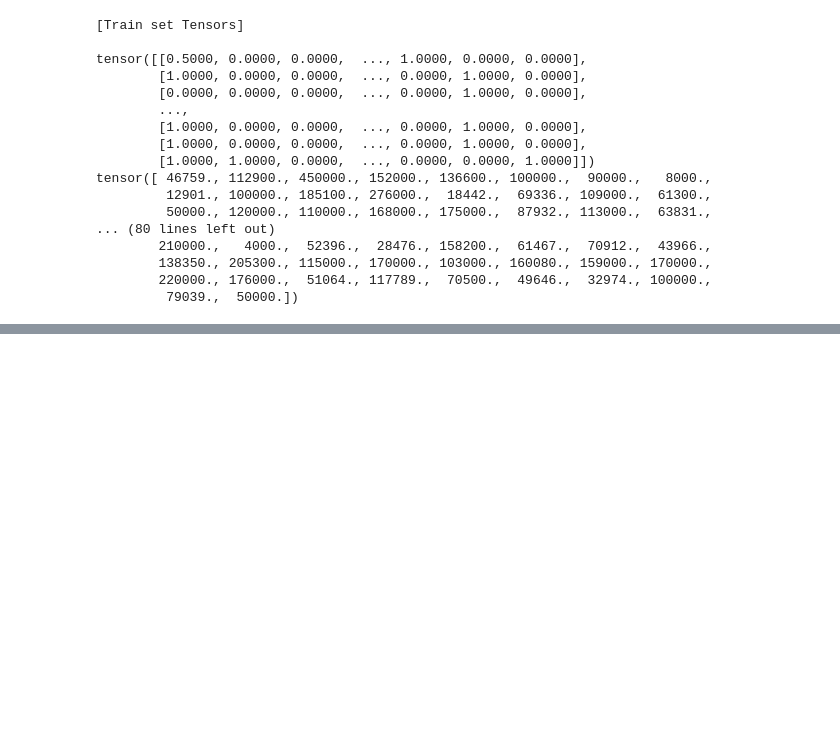
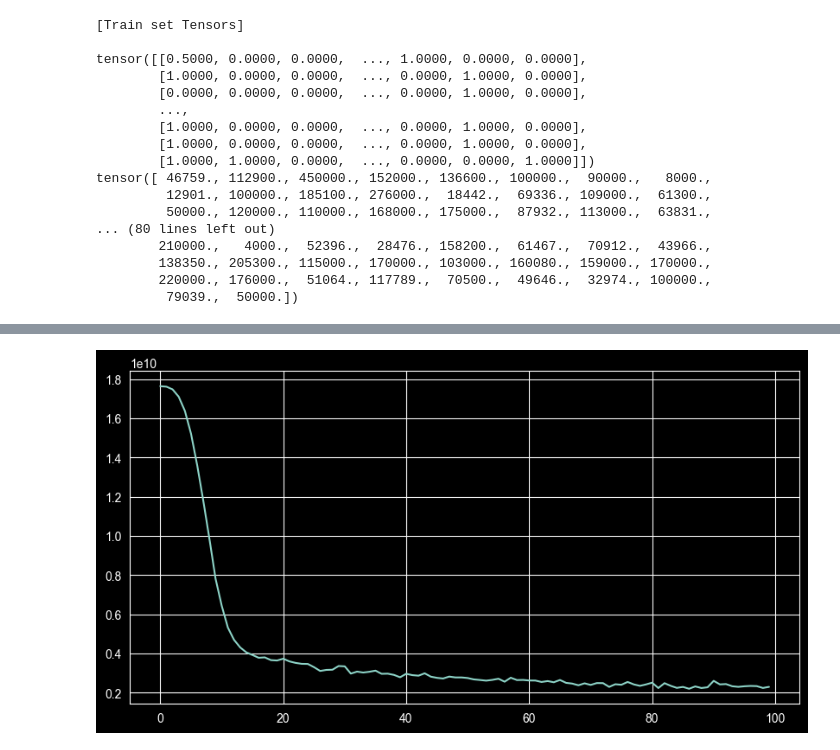
Before and after one commit to hyscodebase/NLP, a Jupyter notebook: AIPBLReal.ipynb, the cells around one changed output, grey strips where cells are left out. Drawn from its saved outputs; the diff is of its cells as text; code cells hidden in the pictures; blank space fills up the shorter version.

```diff
--- a/AIPBLReal.ipynb
+++ b/AIPBLReal.ipynb
@@ -437,0 +490,6 @@ tensor([ 46759., 112900., 450000., 152000., 136600., 100000.,  90000.,   8000.,
+# %%
+model = Regressor()
+loss_func = nn.MSELoss()
+optimizer = torch.optim.Adam(model.parameters(), lr=0.001, weight_decay=1e-7)
+#weight decay : L2 정규화에서 패널티 계수를 의미함. 클수록 제약조건 강함, 람다(λ)
+epochs = 100
@@ -437,0 +500,19 @@ tensor([ 46759., 112900., 450000., 152000., 136600., 100000.,  90000.,   8000.,
+# %%
+model.train()
+train_loss = []
+# n = len(train_dl)
+
+for epoch in range(epochs):                 # ▶100번 반복 학습
+    running_loss =0.0                       # ▶ 매 에폭의 평균 loss 구하기 위해서 초기값 0으로
+    for data in train_dl:                   # ▶ 각 배치를 불러온다
+        inputs, values = data               # ▶ x, y data split
+        optimizer.zero_grad()               # ▶ 한번에 학습이 끝면 gradients를 항상 0으로 만들어줘야 함
+        outputs = model(inputs)             # ▶ 예측값 산출
+        loss = loss_func(outputs, values)   # ▶ 손실함수 계산 및 최적화
+        loss.backward()
+        optimizer.step()
+        running_loss += loss.item()
+    epoch_loss = running_loss/len(train_dl) # ▶ 1-epoch 내에 모든 iteration의 Loss의 평균값을 구함
+    print("Loss in epoch :"+str(epoch)+" is: "+str(epoch_loss))
+    train_loss.append(epoch_loss)
+print('Last iteration loss value: '+ str(loss.item()))
@@ -437,0 +537,9 @@ tensor([ 46759., 112900., 450000., 152000., 136600., 100000.,  90000.,   8000.,
+# %%
+# ▶ train loss 출력
+plt.style.use(['dark_background'])
+
+plt.plot(train_loss)
+plt.gcf().set_size_inches(10 ,5)
+plt.show();
+# %% [output]
+[figure, added]
```
Also changed, not shown: parts of 16 cells of this notebook.
